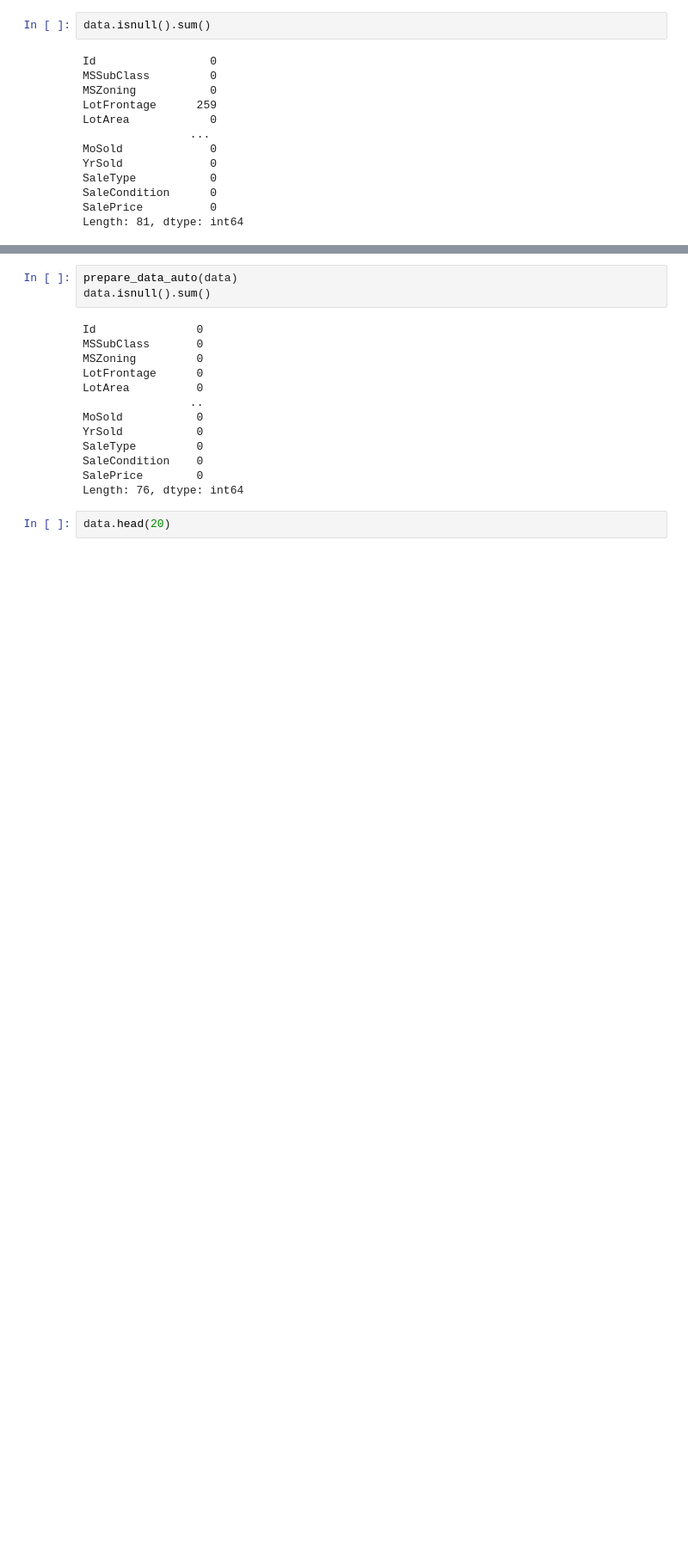
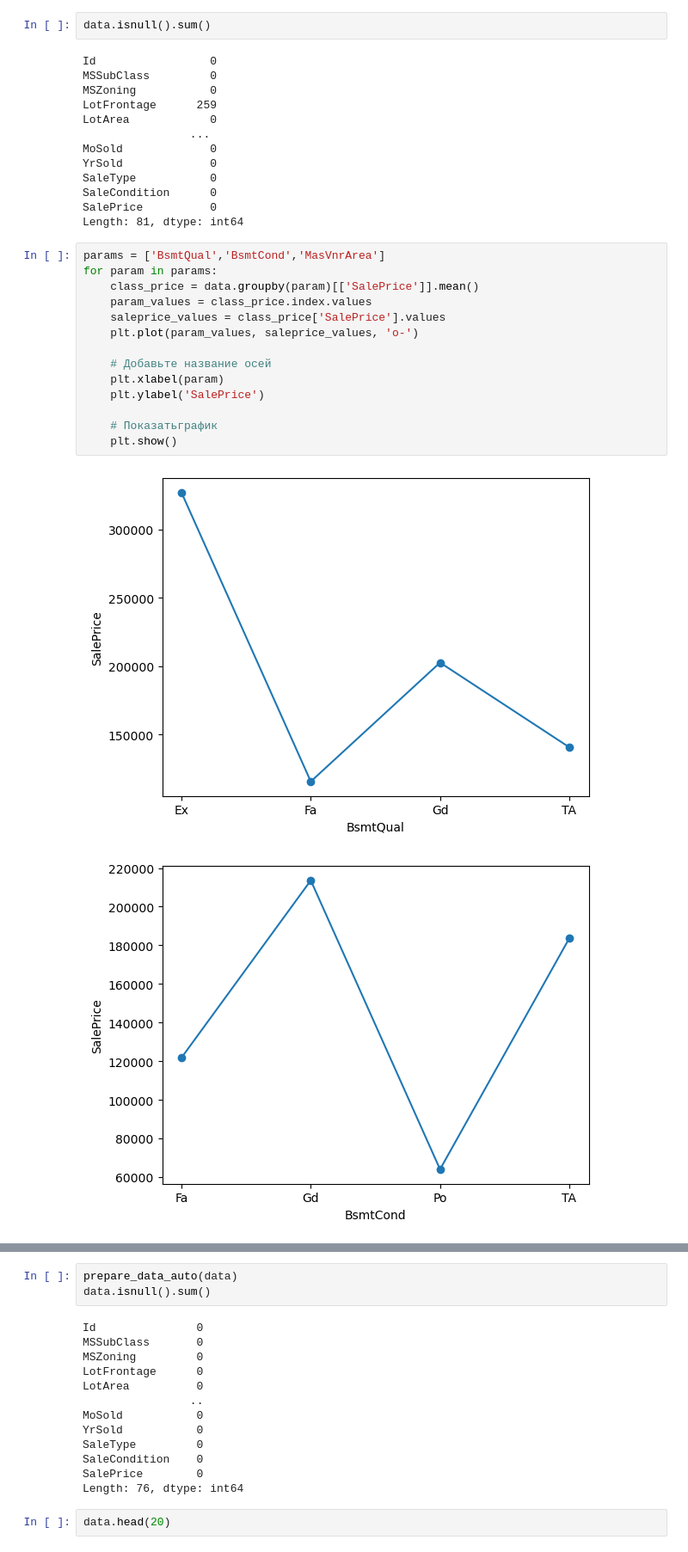
Before and after one commit to Glebbot/House-Pricing, a Jupyter notebook: pricing.ipynb, the cells around one changed output, grey strips where cells are left out. Shown at 86% size. Saved outputs shown, nothing was run; the diff lists cells and outputs as text; blank space fills up the shorter version.

```diff
--- a/pricing.ipynb
+++ b/pricing.ipynb
@@ -81,3 +81,20 @@ SaleType           0
 SaleCondition      0
 SalePrice          0
 Length: 81, dtype: int64
+# %%
+params = ['BsmtQual','BsmtCond','MasVnrArea']
+for param in params:
+    class_price = data.groupby(param)[['SalePrice']].mean()
+    param_values = class_price.index.values
+    saleprice_values = class_price['SalePrice'].values
+    plt.plot(param_values, saleprice_values, 'o-')
+
+    # Добавьте название осей
+    plt.xlabel(param)
+    plt.ylabel('SalePrice')
+
+    # Показатьграфик
+    plt.show()
+# %% [output]
+[figure, added]
+[figure, added]
```
Also changed, not shown: parts of 9 cells of this notebook.
